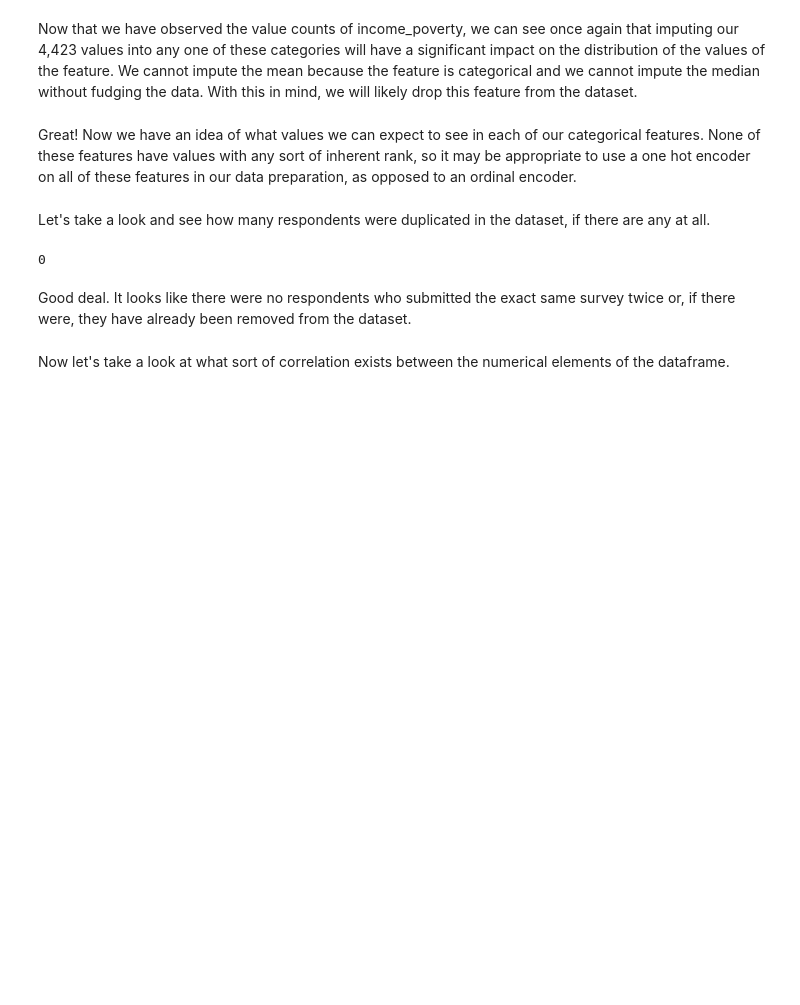
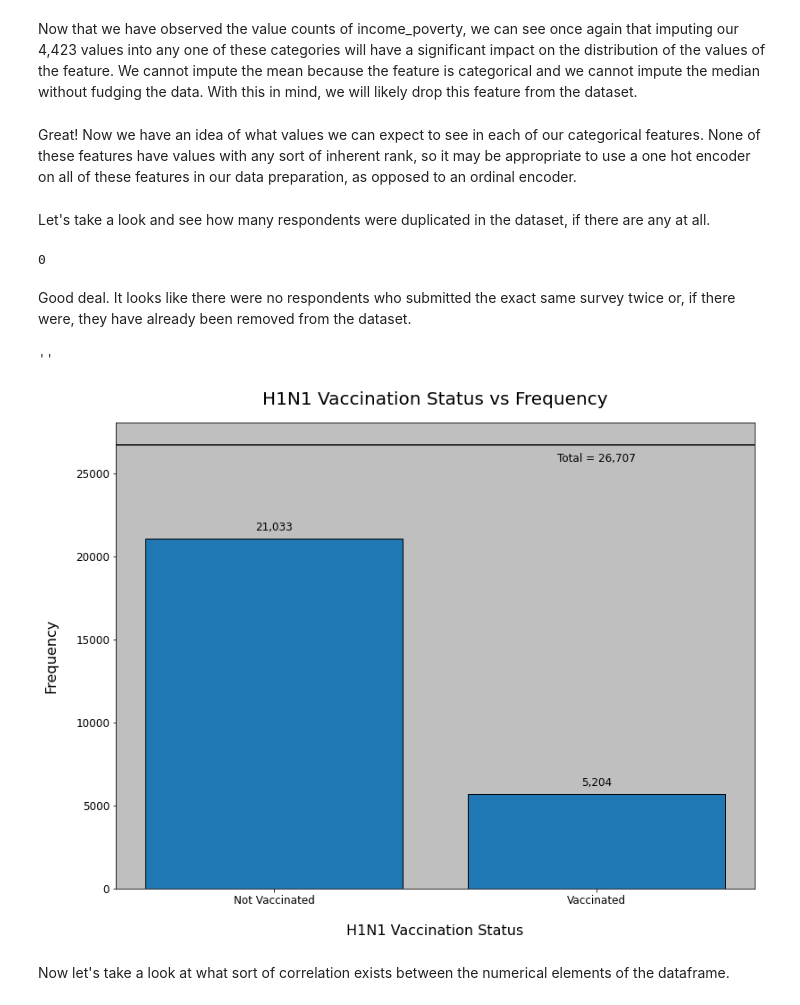
Before and after one commit to ChumpyDuelle/h1n1-and-seasonal-flu-vaccines, a Jupyter notebook: h1n1-and-seasonal-flu-vaccines.ipynb, the cells around one changed output. Cells and saved outputs as stored; diff of their text form; code cells hidden in the pictures; blank space fills up the shorter version.

```diff
--- a/h1n1-and-seasonal-flu-vaccines.ipynb
+++ b/h1n1-and-seasonal-flu-vaccines.ipynb
@@ -593,6 +593,38 @@ df.duplicated().sum()
 0
 # %% [markdown]
 Good deal. It looks like there were no respondents who submitted the exact same survey twice or, if there were, they have already been removed from the dataset.
+# %%
+fig, ax = plt.subplots(figsize=(12.8, 9.6))
+
+ax.bar(x=df['h1n1_vaccine'].value_counts().index,
+       height=df['h1n1_vaccine'].value_counts(),
+       edgecolor='black')
+ax.set_xlabel('H1N1 Vaccination Status',
+              labelpad=20,
+              fontsize=16)
+ax.set_ylabel('Frequency',
+              labelpad=20,
+              fontsize=16)
+ax.set_title('H1N1 Vaccination Status vs Frequency',
+             pad=20,
+             fontsize=20)
+ax.set_xticks((0, 1))
+ax.set_xticklabels(['Not Vaccinated',
+                    'Vaccinated'],)
+ax.tick_params(axis='both',
+               which='major',
+               labelsize=12)
+ax.set_facecolor('0.75')
+plt.axhline(y=26707,
+            color='black')
+plt.text(x=0, y=21033+500, s='21,033', fontsize=12, ha='center')
+plt.text(x=1, y=5674+500, s='5,204', fontsize=12, ha='center')
+plt.text(x=1, y=26707-1000, s='Total = 26,707', fontsize=12, ha='center')
+
+;
+# %% [output]
+''
+[figure, added]
 # %% [markdown]
 Now let's take a look at what sort of correlation exists between the numerical elements of the dataframe.
 # %%
```
Also changed, not shown: parts of 3 cells of this notebook, 3 other files.
